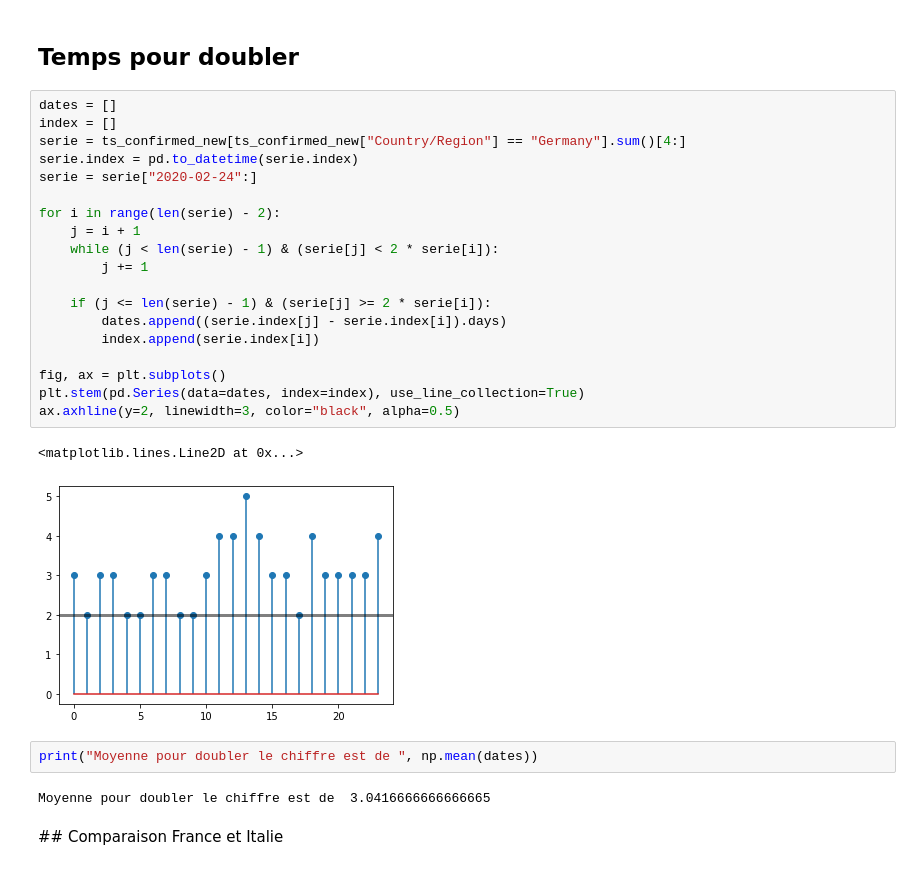
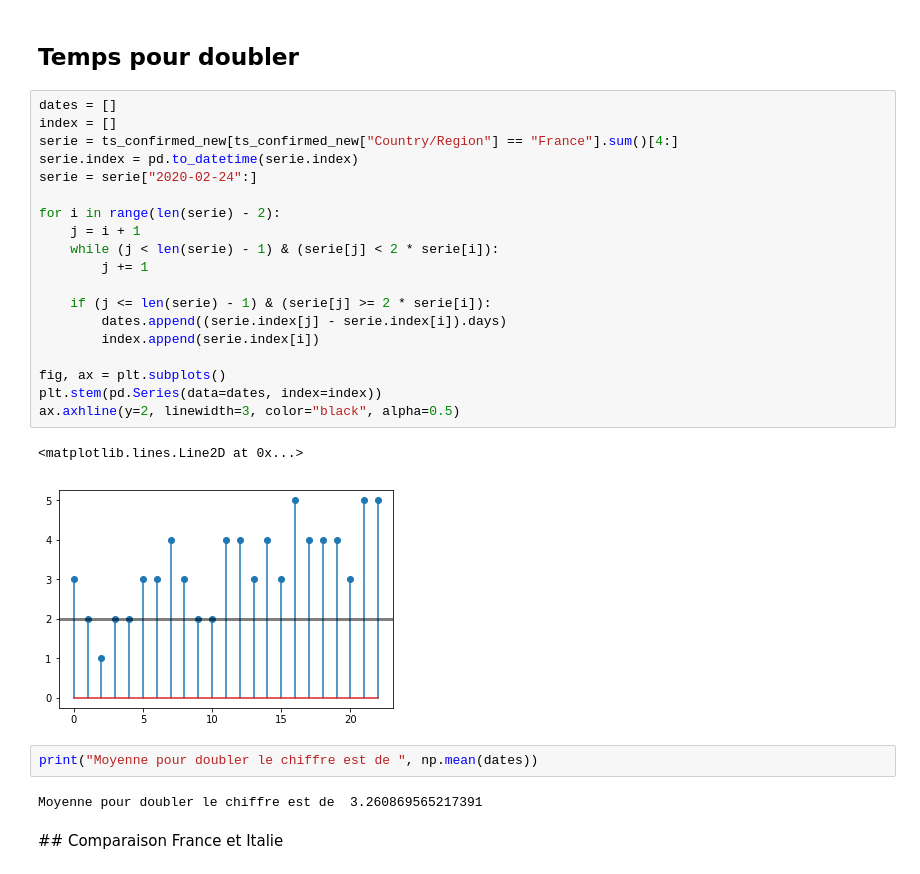
Before and after one commit to AmineDiro/Prediction-COVID19-France-, a Jupyter notebook: Prediction_saturation.ipynb, the cells around one changed output. Cells and saved outputs as stored; diff of their text form.

```diff
--- a/Prediction_saturation.ipynb
+++ b/Prediction_saturation.ipynb
@@ -272,29 +341,29 @@ Ceci s'explique par le manque de tests généralisés en France.
 # %%
 dates = []
 index = []
-serie = ts_confirmed_new[ts_confirmed_new["Country/Region"] == "Germany"].sum()[4:]
+serie = ts_confirmed_new[ts_confirmed_new["Country/Region"] == "France"].sum()[4:]
 serie.index = pd.to_datetime(serie.index)
 serie = serie["2020-02-24":]
 
 for i in range(len(serie) - 2):
     j = i + 1
     while (j < len(serie) - 1) & (serie[j] < 2 * serie[i]):
         j += 1
 
     if (j <= len(serie) - 1) & (serie[j] >= 2 * serie[i]):
         dates.append((serie.index[j] - serie.index[i]).days)
         index.append(serie.index[i])
 
 fig, ax = plt.subplots()
-plt.stem(pd.Series(data=dates, index=index), use_line_collection=True)
+plt.stem(pd.Series(data=dates, index=index))
 ax.axhline(y=2, linewidth=3, color="black", alpha=0.5)
 # %% [output]
 <matplotlib.lines.Line2D at 0x...>
-[figure, old version]
+[figure, new version]
 # %%
 print("Moyenne pour doubler le chiffre est de ", np.mean(dates))
 # %% [output]
-Moyenne pour doubler le chiffre est de  3.0416666666666665
+Moyenne pour doubler le chiffre est de  3.260869565217391
 # %% [markdown]
 ## Comparaison France et Italie
 # %% [markdown]
```
Also changed, not shown: parts of 21 cells of this notebook, 1 other file.
